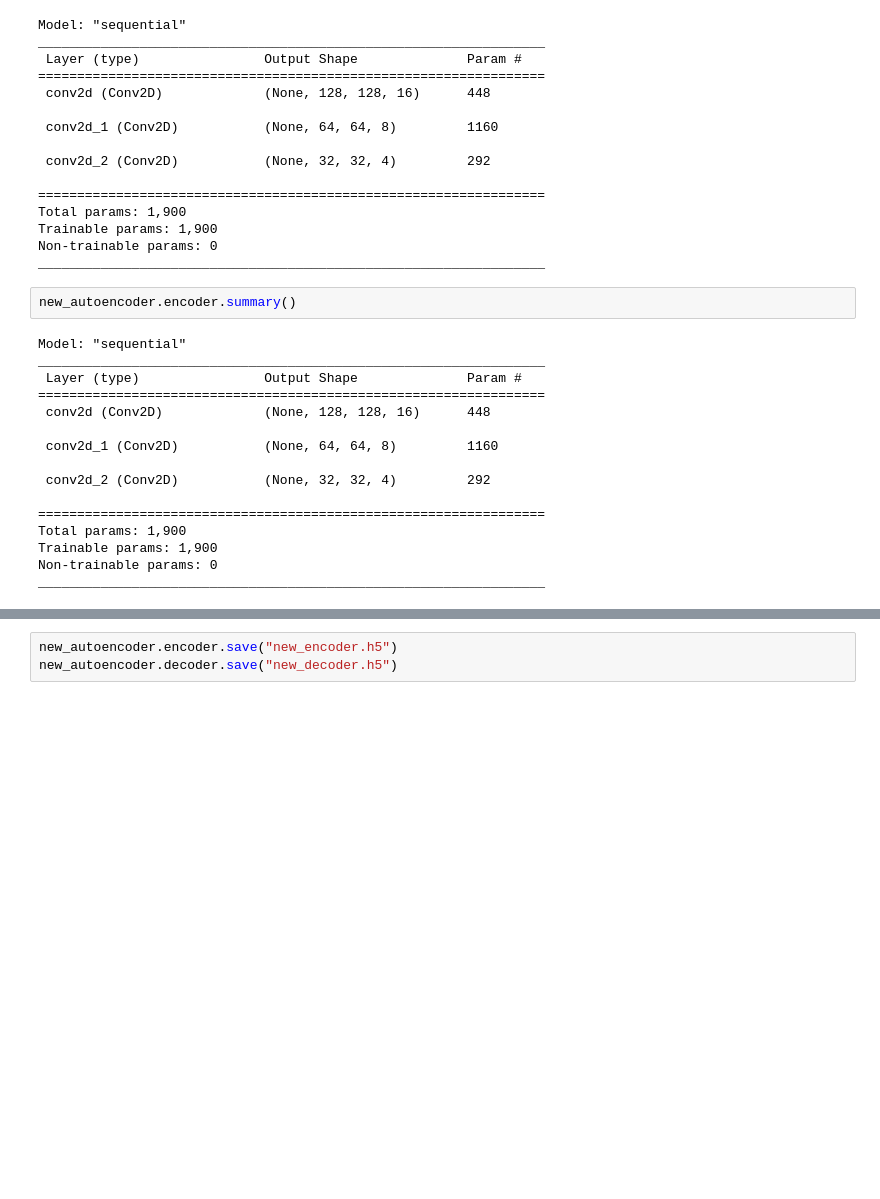
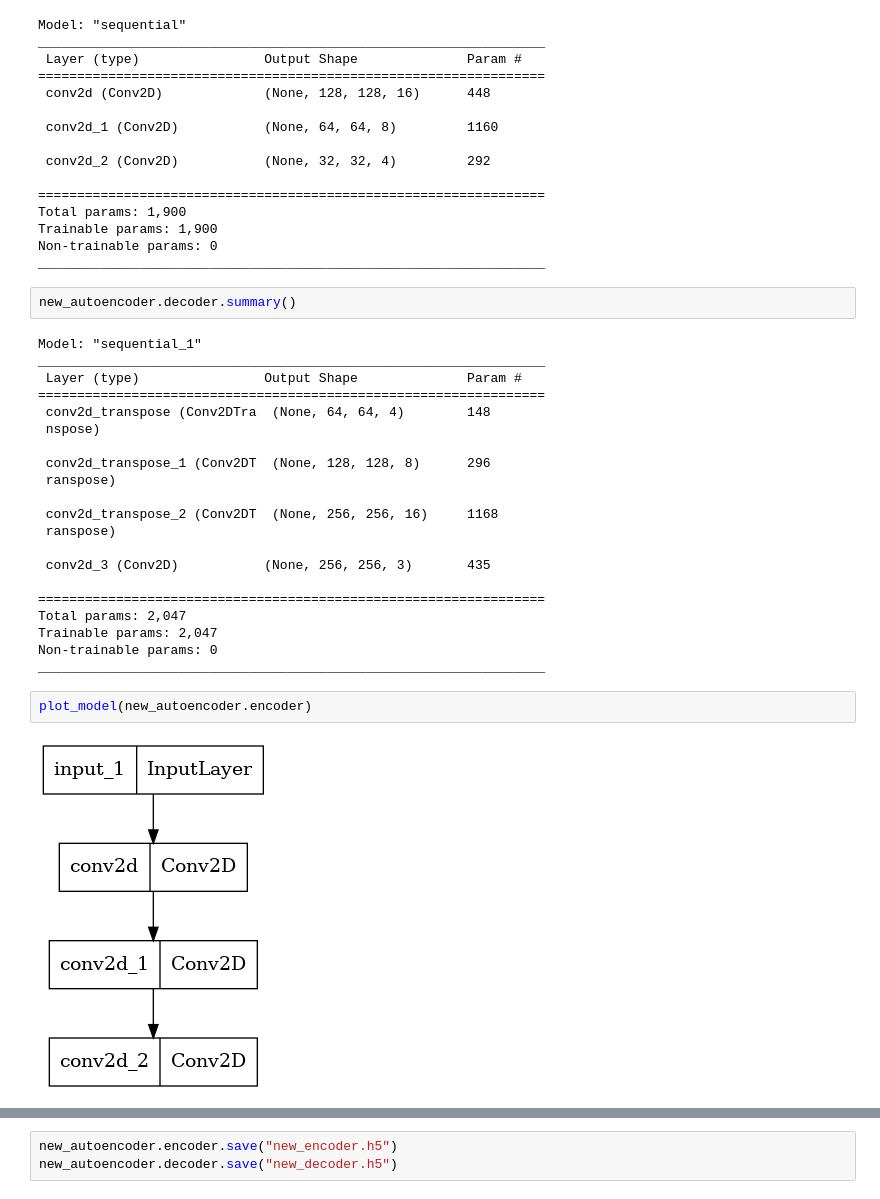
Before and after one commit to Garbarkozaurus/CV_denoising, a Jupyter notebook: new_autoencoder.ipynb, the cells around one changed output, grey strips where cells are left out. Cells and saved outputs as stored; diff of their text form; blank space fills up the shorter version.

```diff
--- a/new_autoencoder.ipynb
+++ b/new_autoencoder.ipynb
@@ -117,20 +117,29 @@ Trainable params: 1,900
 Non-trainable params: 0
 _________________________________________________________________
 # %%
-new_autoencoder.encoder.summary()
+new_autoencoder.decoder.summary()
 # %% [output]
-Model: "sequential"
+Model: "sequential_1"
 _________________________________________________________________
  Layer (type)                Output Shape              Param #
 =================================================================
- conv2d (Conv2D)             (None, 128, 128, 16)      448
+ conv2d_transpose (Conv2DTra  (None, 64, 64, 4)        148
+ nspose)
 
- conv2d_1 (Conv2D)           (None, 64, 64, 8)         1160
+ conv2d_transpose_1 (Conv2DT  (None, 128, 128, 8)      296
+ ranspose)
 
- conv2d_2 (Conv2D)           (None, 32, 32, 4)         292
+ conv2d_transpose_2 (Conv2DT  (None, 256, 256, 16)     1168
+ ranspose)
+
+ conv2d_3 (Conv2D)           (None, 256, 256, 3)       435
 
 =================================================================
-Total params: 1,900
-Trainable params: 1,900
+Total params: 2,047
+Trainable params: 2,047
 Non-trainable params: 0
 _________________________________________________________________
+# %%
+plot_model(new_autoencoder.encoder)
+# %% [output]
+[figure, added]
```
Also changed, not shown: parts of 12 cells of this notebook.
